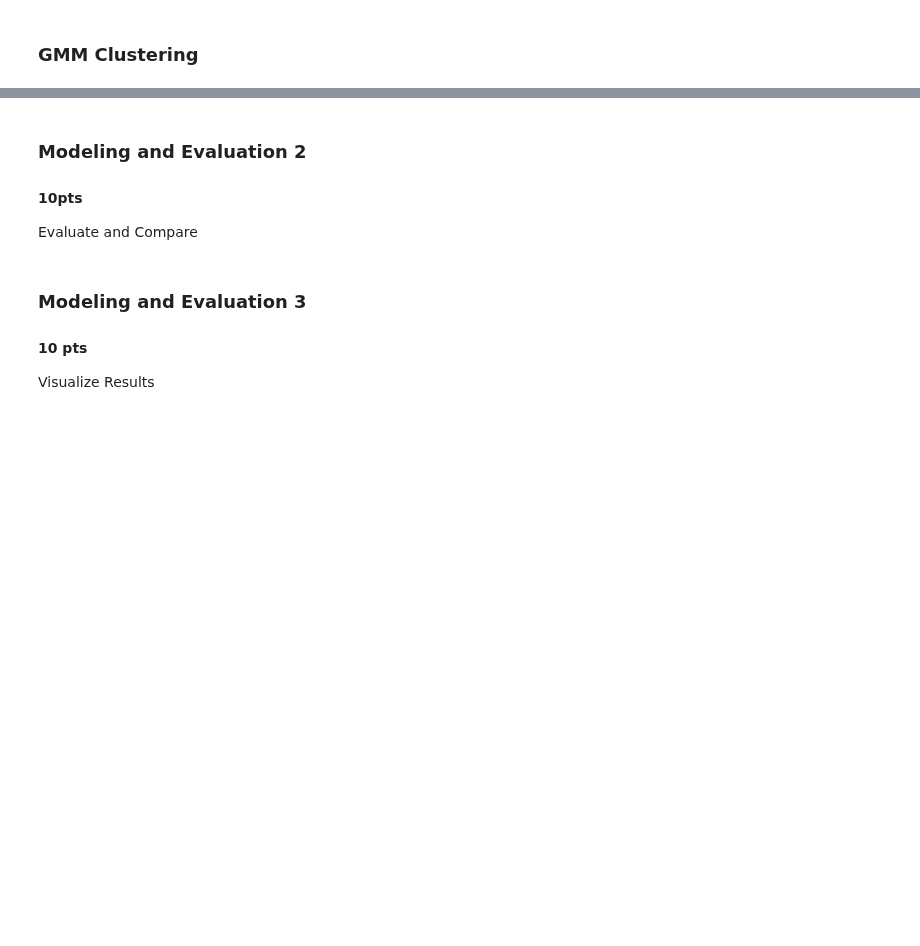
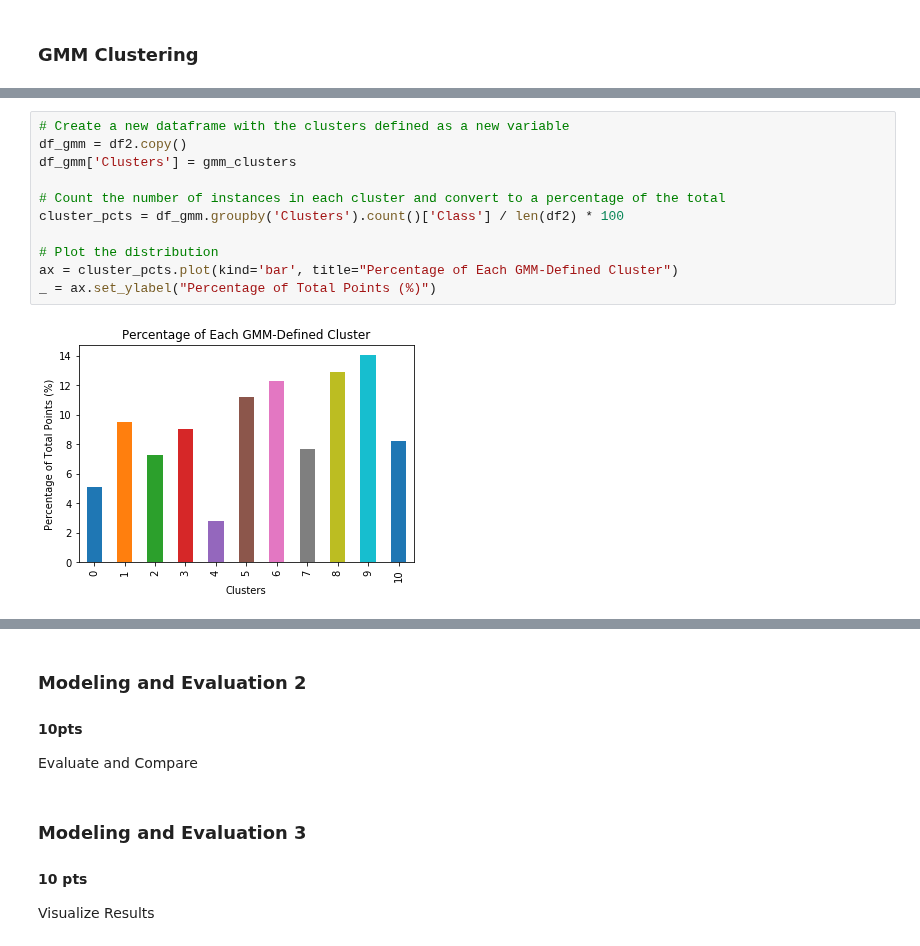
Before and after one commit to cdmorgan103/7331DataMiningNoShow, a Jupyter notebook: LAB3/Lab3.ipynb, the cells around one changed output, grey strips where cells are left out. Saved outputs shown, nothing was run; the diff lists cells and outputs as text; blank space fills up the shorter version.

```diff
--- a/LAB3/Lab3.ipynb
+++ b/LAB3/Lab3.ipynb
@@ -362,0 +445,13 @@ Train and adjust parameters
+# %%
+# Create a new dataframe with the clusters defined as a new variable
+df_gmm = df2.copy()
+df_gmm['Clusters'] = gmm_clusters
+
+# Count the number of instances in each cluster and convert to a percentage of the total
+cluster_pcts = df_gmm.groupby('Clusters').count()['Class'] / len(df2) * 100
+
+# Plot the distribution
+ax = cluster_pcts.plot(kind='bar', title="Percentage of Each GMM-Defined Cluster")
+_ = ax.set_ylabel("Percentage of Total Points (%)")
+# %% [output]
+[figure, added]
```
Also changed, not shown: parts of 11 cells of this notebook.
